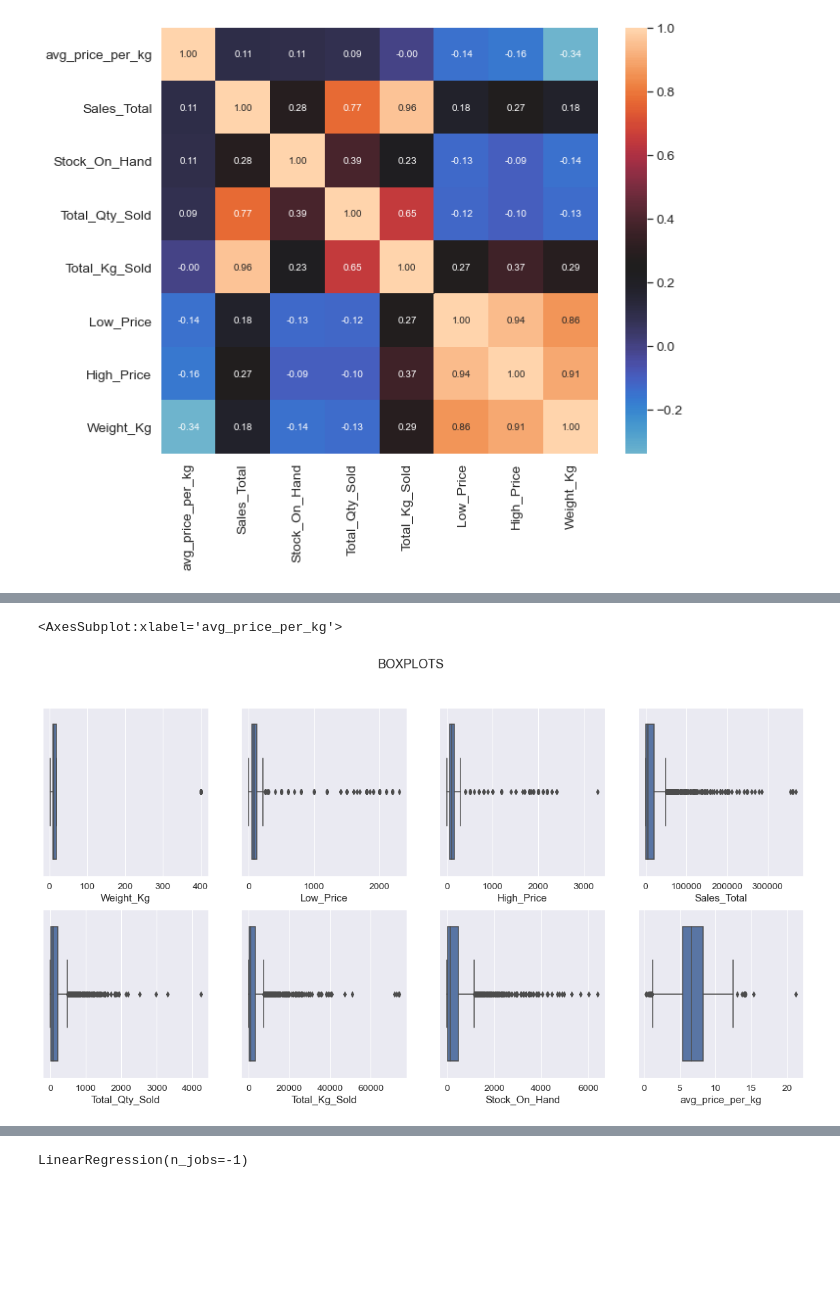
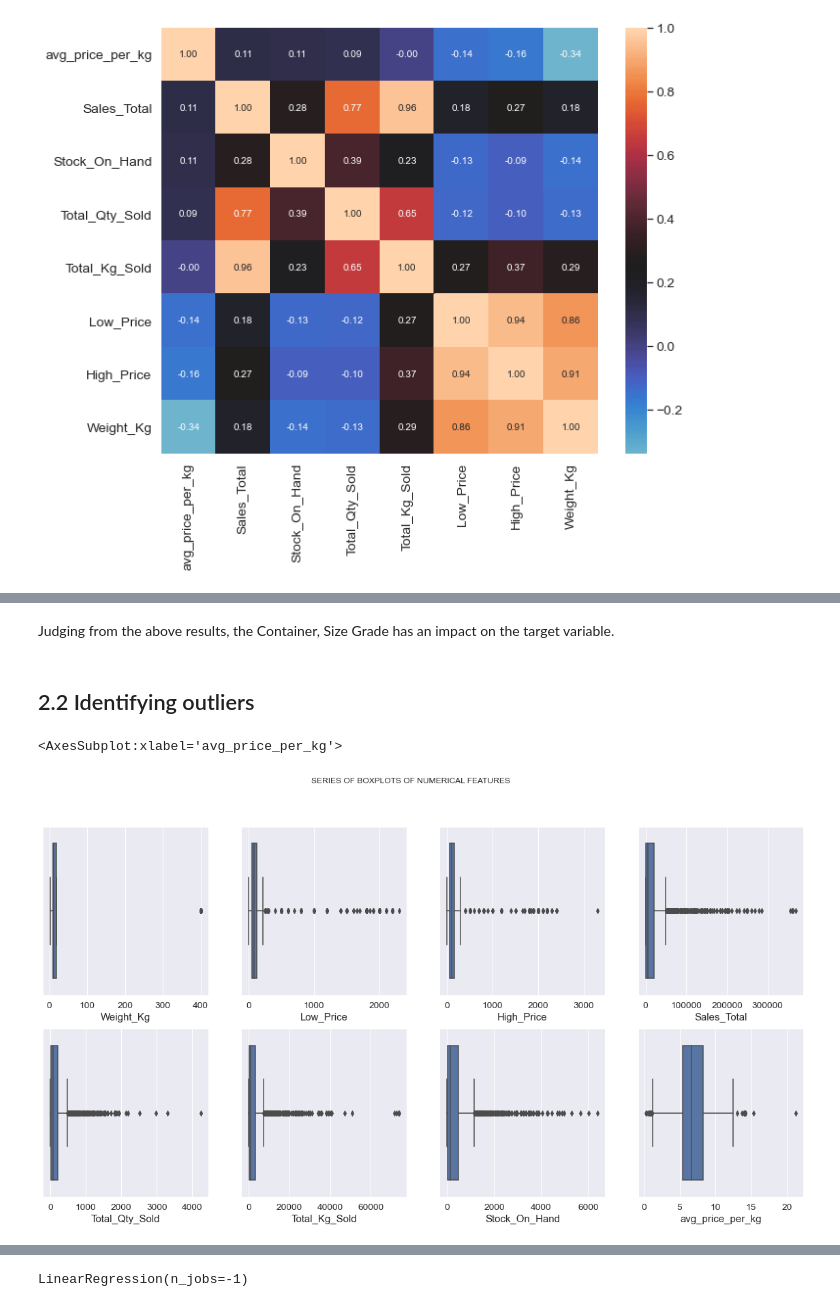
Before and after one commit to onkarabiletshele/-Regression_AM6_DSFT, a Jupyter notebook: Notebooks/EDSA-Apple-Price-Challenge.ipynb, the cells around one changed output, grey strips where cells are left out. Cells and saved outputs as stored; diff of their text form; code cells hidden in the pictures; blank space fills up the shorter version.

```diff
--- a/Notebooks/EDSA-Apple-Price-Challenge.ipynb
+++ b/Notebooks/EDSA-Apple-Price-Challenge.ipynb
@@ -61,5 +64,5 @@ test = test.drop('Index', axis=1)
 # %%
-train = train[train['Commodities'].str.contains('APPLE GOLDEN DELICIOUS')]
+train = train[train['Commodities']=='APPLE GOLDEN DELICIOUS']
 # %%
 train.head()
 # %% [output]
@@ -200,16 +218,21 @@ plt.show()
+# %% [markdown]
+Judging from the above results, the Container, Size Grade has an impact on the target variable.
+# %% [markdown]
+## 2.2 Identifying outliers
 # %%
+# Visualizing the outliers using boxplot graph
 fig, axes = plt.subplots(2, 4, figsize=(20, 10))
 
-fig.suptitle('BOXPLOTS')
+fig.suptitle('SERIES OF BOXPLOTS OF NUMERICAL FEATURES')
 
 sns.boxplot(ax=axes[0, 0], data=train, x='Weight_Kg')
 sns.boxplot(ax=axes[0, 1], data=train, x='Low_Price')
 sns.boxplot(ax=axes[0, 2], data=train, x='High_Price')
 sns.boxplot(ax=axes[0, 3], data=train, x='Sales_Total')
 sns.boxplot(ax=axes[1, 0], data=train, x='Total_Qty_Sold')
 sns.boxplot(ax=axes[1, 1], data=train, x='Total_Kg_Sold')
 sns.boxplot(ax=axes[1, 2], data=train, x='Stock_On_Hand')
 sns.boxplot(ax=axes[1, 3], data=train, x='avg_price_per_kg')
 # %% [output]
 <AxesSubplot:xlabel='avg_price_per_kg'>
-[figure, old version]
+[figure, new version]
```
Also changed, not shown: parts of 84 cells of this notebook.
